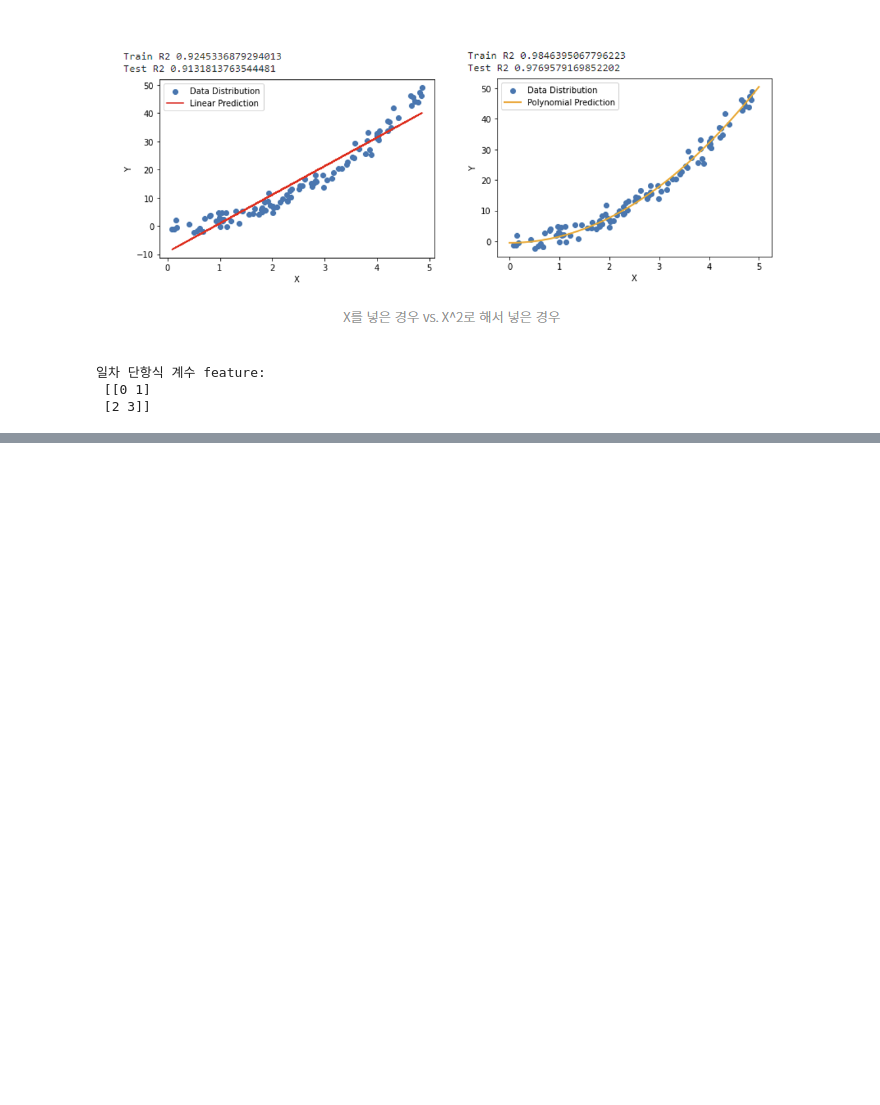
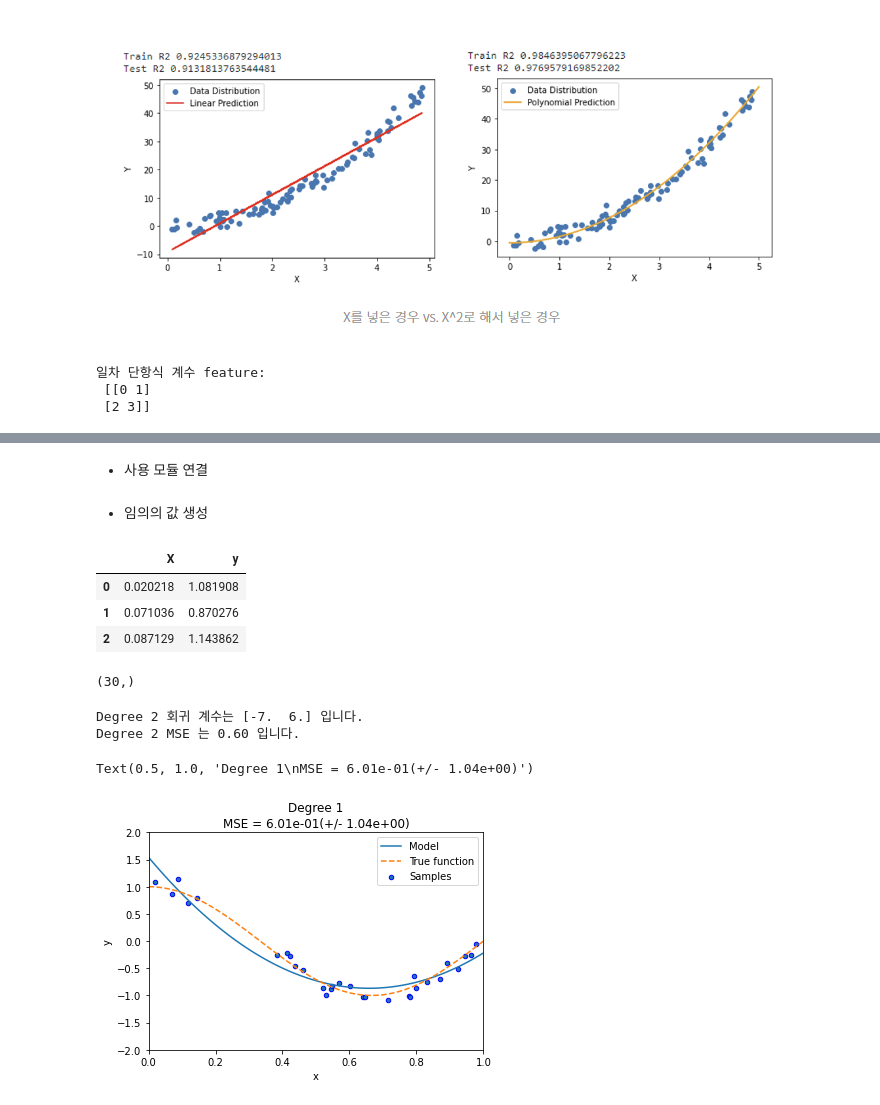
Before and after one commit to toughC/Python_Machine_Learning, a Jupyter notebook: 10_RegressionAnalysis2.ipynb, the cells around one changed output, grey strips where cells are left out. Saved outputs shown, nothing was run; the diff lists cells and outputs as text; code cells hidden in the pictures; blank space fills up the shorter version.

```diff
--- a/10_RegressionAnalysis2.ipynb
+++ b/10_RegressionAnalysis2.ipynb
@@ -43,2 +41,0 @@ def make_data(size=100, noise=1):
-# %%
-X,Y=make_data(30)
@@ -48,0 +149,2 @@ from sklearn.ma
+# %% [markdown]
+- 사용 모듈 연결
@@ -48,0 +159,2 @@ from sklearn.ma
+# %% [markdown]
+- 임의의 값 생성
@@ -48,0 +173,54 @@ from sklearn.ma
+# %%
+df=pd.DataFrame()
+df['X']=X;df['y']=y
+df.head(3)
+# %% [output]
+|  | X | y |
+| 0 | 0.020218 | 1.081908 |
+| 1 | 0.071036 | 0.870276 |
+| 2 | 0.087129 | 1.143862 |
+# %%
+X.shape
+# %% [output]
+(30,)
+# %%
+# 개별 degree별로 Polynomial 변환합니다.
+deg=2
+poly = PolynomialFeatures(degree=deg, include_bias=False)
+lr=LinearRegression()
+
+pipeline = Pipeline([("polynomial_features", poly),
+                     ("linear_regression", lr)])
+
+pipeline.fit(X.reshape(-1, 1), y)
+
+# 교차 검증으로 다항 회귀를 평가합니다.
+scores = cross_val_score(pipeline, X.reshape(-1,1), y, scoring="neg_mean_squared_error", cv=5)
+coefficients = pipeline.named_steps['linear_regression'].coef_
+
+print('\nDegree {0} 회귀 계수는 {1} 입니다.'.format(deg, np.round(coefficients),2))
+print('Degree {0} MSE 는 {1:.2f} 입니다.'.format(deg , -1*np.mean(scores)))
+# %% [output]
+Degree 2 회귀 계수는 [-7.  6.] 입니다.
+Degree 2 MSE 는 0.60 입니다.
+# %%
+# 0 부터 1까지 테스트 데이터 세트를 100개로 나눠 예측을 수행합니다.
+# 테스트 데이터 세트에 회귀 예측을 수행하고 예측 곡선과 실제 곡선을 그려서 비교합니다.
+X_test = np.linspace(0, 1, 100)
+
+# 예측값 곡선
+plt.plot(X_test, pipeline.predict(X_test[:, np.newaxis]), label="Model")
+
+# 실제 값 곡선
+plt.plot(X_test, true_fun(X_test), '--', label="True function")
+plt.scatter(X, y, edgecolor='b', s=20, label="Samples")
+
+plt.xlabel("x")
+plt.ylabel("y")
+plt.xlim((0, 1))
+plt.ylim((-2, 2))
+plt.legend()
+plt.title("Degree {}\nMSE = {:.2e}(+/- {:.2e})".format(1, -scores.mean(), scores.std()))
+# %% [output]
+Text(0.5, 1.0, 'Degree 1\nMSE = 6.01e-01(+/- 1.04e+00)')
+[figure, added]
```
Also changed, not shown: parts of 17 cells of this notebook.
